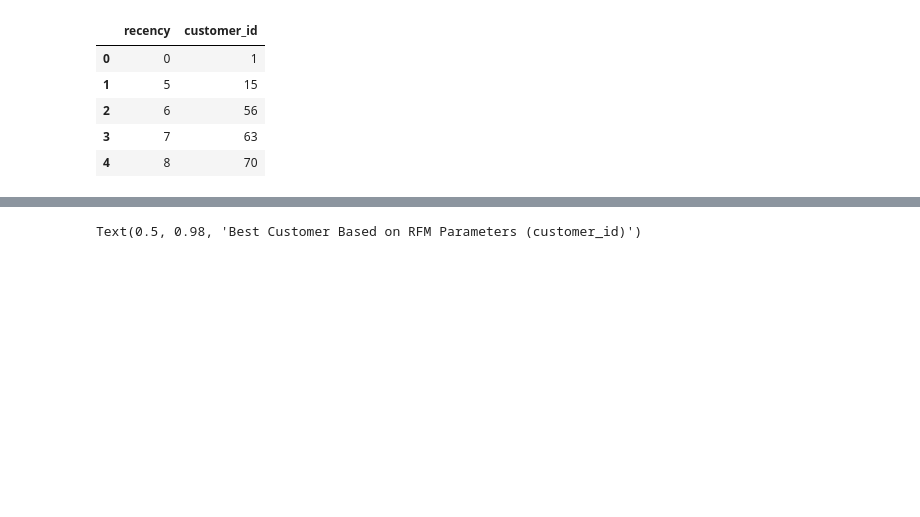
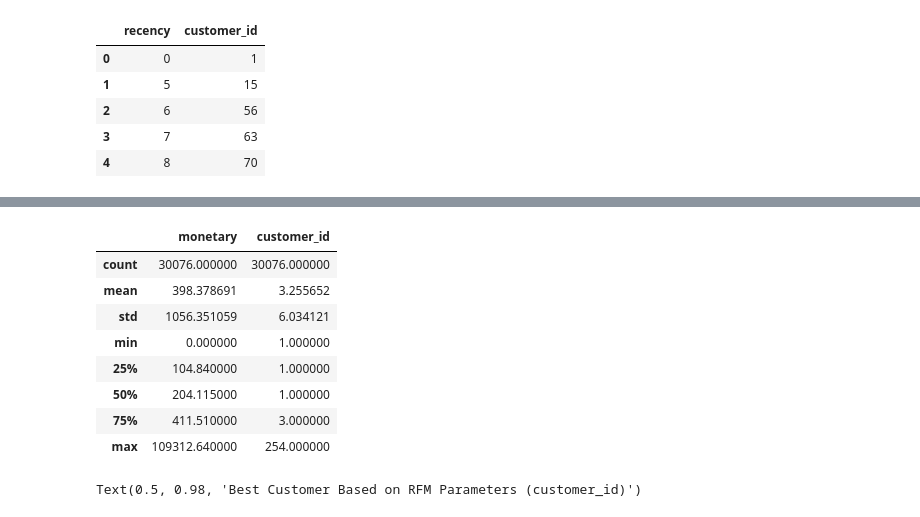
Before and after one commit to seprianto15/project-data-analyst-e-commerce, a Jupyter notebook: e_commerce.ipynb, the cells around one changed output, grey strips where cells are left out. Saved outputs shown, nothing was run; the diff lists cells and outputs as text; code cells hidden in the pictures; blank space fills up the shorter version.

```diff
--- a/e_commerce.ipynb
+++ b/e_commerce.ipynb
@@ -1743,3 +1759,15 @@ recency_df.sort_values(by="recency", ascending=True).head(5)
+# %%
+monetary_df.describe()
+# %% [output]
+|  | monetary | customer_id |
+| count | 30076.000000 | 30076.000000 |
+| mean | 398.378691 | 3.255652 |
+| std | 1056.351059 | 6.034121 |
+| min | 0.000000 | 1.000000 |
+| 25% | 104.840000 | 1.000000 |
+| 50% | 204.115000 | 1.000000 |
+| 75% | 411.510000 | 3.000000 |
+| max | 109312.640000 | 254.000000 |
 # %%
 fig, ax = plt.subplots(nrows=1, ncols=1, figsize=(8, 4))
 
```
Also changed, not shown: parts of 12 cells of this notebook, 1 other file.
